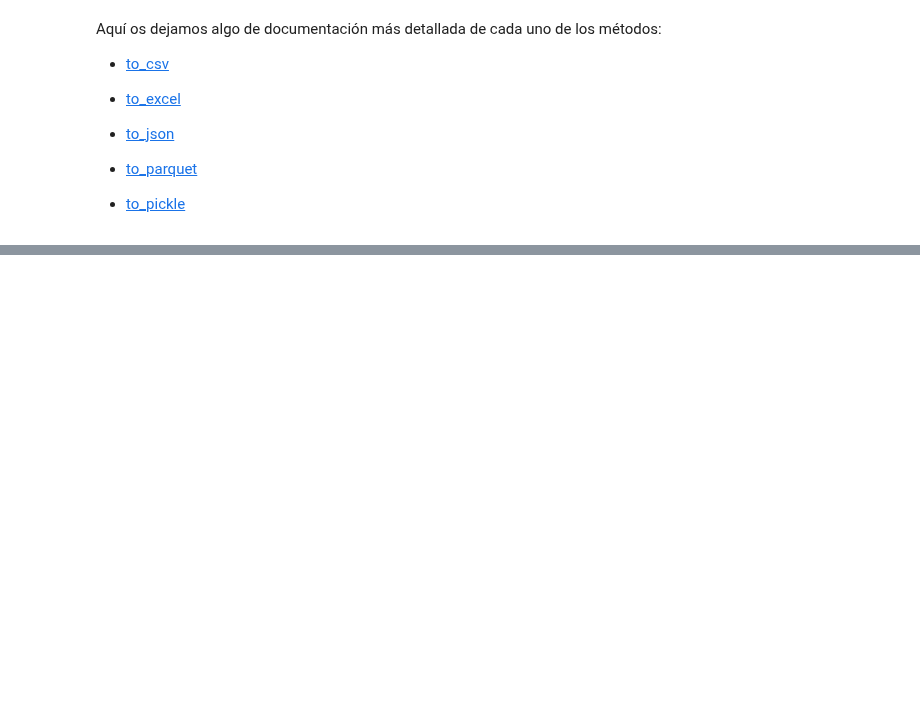
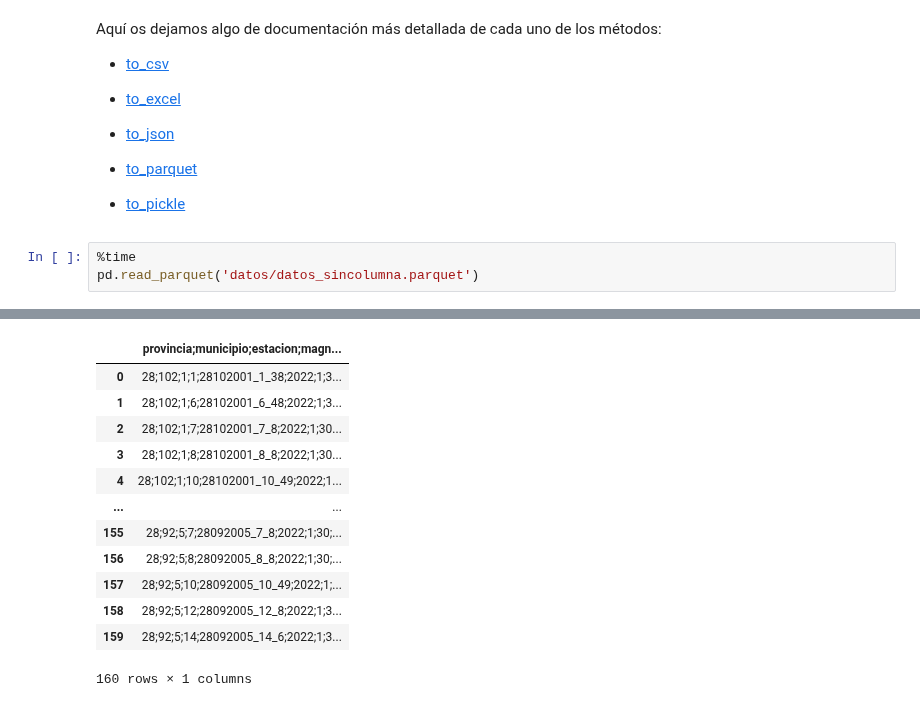
Before and after one commit to paulafuenteg/ejercicios_clase, a Jupyter notebook: Pandas/Pandas-II-Carga-Guardado-Datos.ipynb, the cells around one changed output, grey strips where cells are left out. Drawn from its saved outputs; the diff is of its cells as text; blank space fills up the shorter version.

```diff
--- a/Pandas/Pandas-II-Carga-Guardado-Datos.ipynb
+++ b/Pandas/Pandas-II-Carga-Guardado-Datos.ipynb
@@ -408,3 +446,7 @@ Aquí os dejamos algo de documentación más detallada de cada uno de los métod
 - [to_parquet](https://pandas.pydata.org/pandas-docs/version/1.1/reference/api/pandas.DataFrame.to_parquet.html)
 
 - [to_pickle](https://pandas.pydata.org/docs/reference/api/pandas.DataFrame.to_pickle.html)
+# %%
+%time
+pd.read_parquet('datos/datos_sincolumna.parquet')
+# %% [output]
@@ -410,0 +455,13 @@ Aquí os dejamos algo de documentación más detallada de cada uno de los métod
+|  | provincia;municipio;estacion;magn... |
+| 0 | 28;102;1;1;28102001_1_38;2022;1;3... |
+| 1 | 28;102;1;6;28102001_6_48;2022;1;3... |
+| 2 | 28;102;1;7;28102001_7_8;2022;1;30... |
+| 3 | 28;102;1;8;28102001_8_8;2022;1;30... |
+| 4 | 28;102;1;10;28102001_10_49;2022;1... |
+| ... | ... |
+| 155 | 28;92;5;7;28092005_7_8;2022;1;30;... |
+| 156 | 28;92;5;8;28092005_8_8;2022;1;30;... |
+| 157 | 28;92;5;10;28092005_10_49;2022;1;... |
+| 158 | 28;92;5;12;28092005_12_8;2022;1;3... |
+| 159 | 28;92;5;14;28092005_14_6;2022;1;3... |
+160 rows × 1 columns
```
Also changed, not shown: parts of 11 cells of this notebook, 2 other files.
